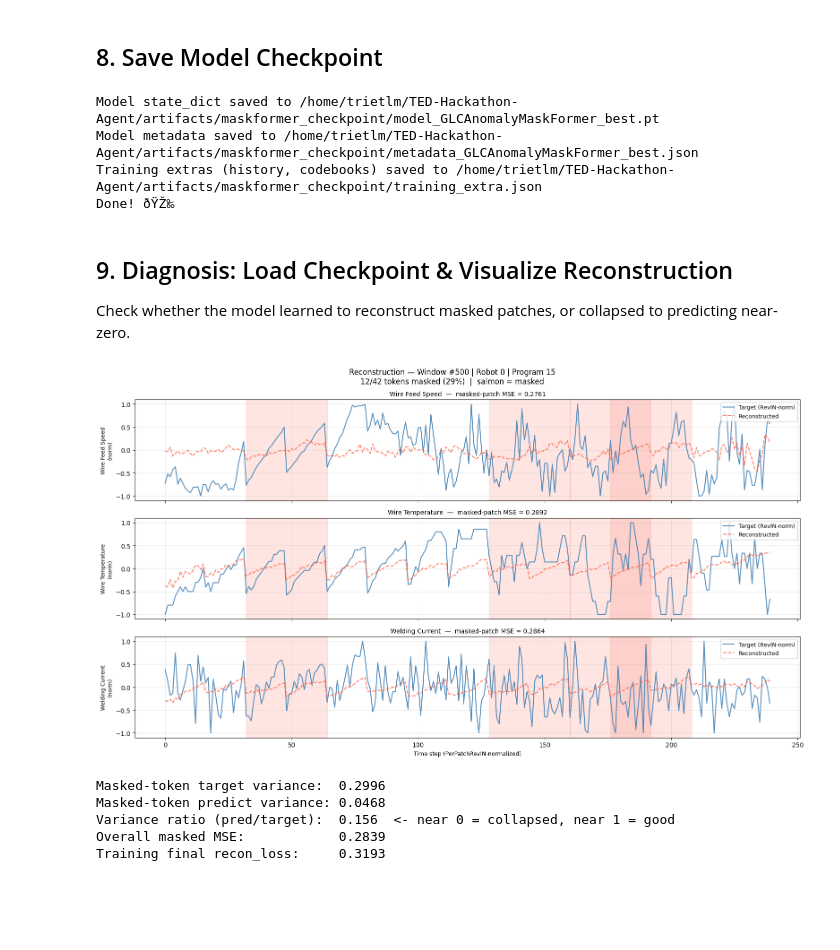
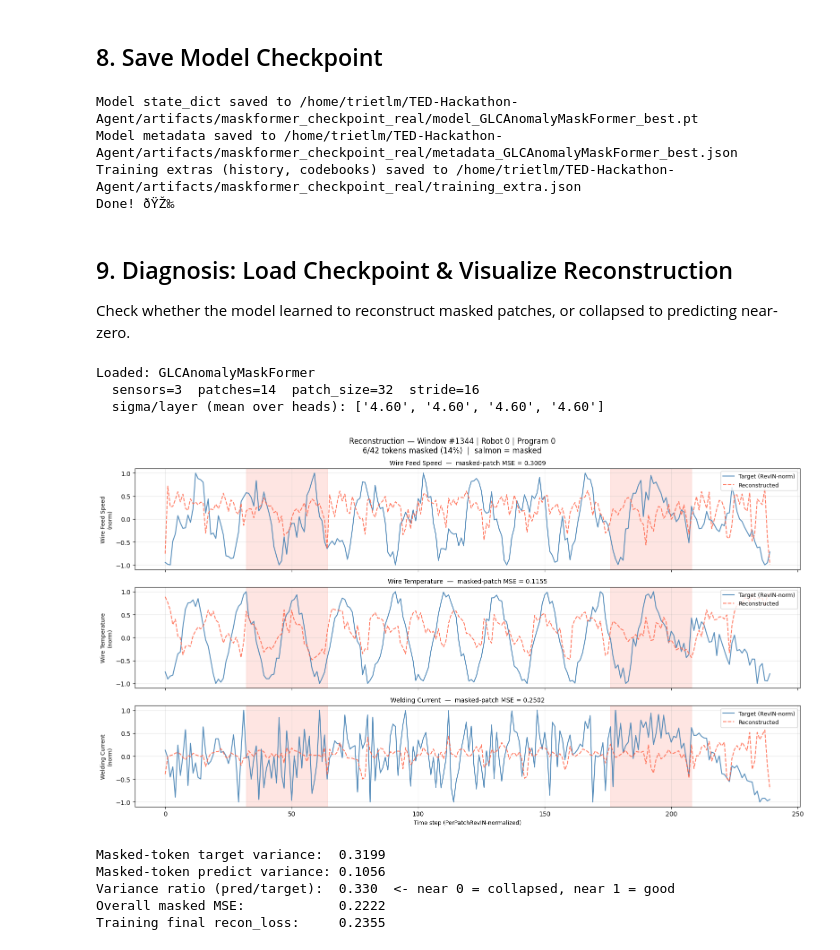
Before and after one commit to xuan-tu-ai/TED-Hackathon-Agent, a Jupyter notebook: backend/notebooks/Training-MaskFormer.ipynb, the cells around one changed output. Drawn from its saved outputs; the diff is of its cells as text; code cells hidden in the pictures; blank space fills up the shorter version.

Commit message:
Training with real data

```diff
--- a/backend/notebooks/Training-MaskFormer.ipynb
+++ b/backend/notebooks/Training-MaskFormer.ipynb
@@ -323,8 +327,8 @@ config = GLCAnomalyMaskFormerConfig(
     transformer_heads=4,
     ffn_dim=512,
     dropout=0.1,
-    mask_ratio=0.3,
-    initial_sigma=5.0,
+    mask_ratio=0.15,
+    initial_sigma=4.5,
     use_context_embeddings=True,
     use_cnn_decoder=True,
 )
@@ -343,7 +347,7 @@ Trainable params: 857,479
 ## 5. Initialize Trainer and Train
 # %%
 BATCH_SIZE = 32
-EPOCHS = 60
+EPOCHS = 30
 LR = 1e-4
 
 # Create DataLoaders
@@ -362,13 +366,13 @@ print(f"Batches per epoch: train={len(train_loader)}, val={len(val_loader)}")
 # gradient and drove A_series to uniform → JS saturated at ~0.62 (ceiling).
 # lambda_end=0.2 keeps the assoc gradient comparable to recon gradient.
 runner = MaskFormerTrainerRunner(model_or_config=model,
-                                 lambda_assoc=0.02,
-                                 lambda_orth=0.05,
+                                 lambda_assoc=0.002,
+                                 lambda_orth=0.1,
                                  lr_sigma_scale=0.1,
-                                 sigma_max=50.0,
-                                 warmup_epochs=5,
-                                 lambda_end=0.2,
-                                 lambda_ramp_epochs=15,
+                                 sigma_max=10.0,
+                                 warmup_epochs=10,
+                                 lambda_end=0.008,
+                                 lambda_ramp_epochs=10,
                                  log_grad_norms=True)
 history = runner.train(
     train_loader=list(train_loader),
@@ -677,7 +724,7 @@ plt.show()
 ## 8. Save Model Checkpoint
 # %%
 # Save model checkpoint using BaseAnomalyDetectionModel.save_manual_checkpoint
-ckpt_dir = project_root / "artifacts" / "maskformer_checkpoint"
+ckpt_dir = project_root / "artifacts" / "maskformer_checkpoint_real"
 model.save_manual_checkpoint(
     epoch=EPOCHS,
     val_loss=history["loss"][-1],
@@ -698,9 +745,9 @@ with open(ckpt_dir / "training_extra.json", "w") as f:
 print(f"Training extras (history, codebooks) saved to {ckpt_dir / 'training_extra.json'}")
 print("Done! ðŸŽ‰")
 # %% [output]
-Model state_dict saved to /home/trietlm/TED-Hackathon-Agent/artifacts/maskformer_checkpoint/model_GLCAnomalyMaskFormer_best.pt
-Model metadata saved to /home/trietlm/TED-Hackathon-Agent/artifacts/maskformer_checkpoint/metadata_GLCAnomalyMaskFormer_best.json
-Training extras (history, codebooks) saved to /home/trietlm/TED-Hackathon-Agent/artifacts/maskformer_checkpoint/training_extra.json
+Model state_dict saved to /home/trietlm/TED-Hackathon-Agent/artifacts/maskformer_checkpoint_real/model_GLCAnomalyMaskFormer_best.pt
+Model metadata saved to /home/trietlm/TED-Hackathon-Agent/artifacts/maskformer_checkpoint_real/metadata_GLCAnomalyMaskFormer_best.json
+Training extras (history, codebooks) saved to /home/trietlm/TED-Hackathon-Agent/artifacts/maskformer_checkpoint_real/training_extra.json
 Done! ðŸŽ‰
 # %% [markdown]
 ## 9. Diagnosis: Load Checkpoint & Visualize Reconstruction
@@ -711,7 +758,7 @@ import json, torch
 from pathlib import Path
 from app.anomaly_detection.models.glc_anomaly_maskformer import GLCAnomalyMaskFormer
 
-ckpt_dir = project_root / "artifacts" / "maskformer_checkpoint"
+ckpt_dir = project_root / "artifacts" / "maskformer_checkpoint_real"
 device_str = "cuda" if torch.cuda.is_available() else "cpu"
 
 model_ckpt = GLCAnomalyMaskFormer.load_from_checkpoint(
@@ -731,11 +778,15 @@ print(f"  sensors={model_ckpt.num_sensors}  patches={model_ckpt.num_patches}"
 sigma_vals = [layer.sigma.detach().cpu().mean().item()
               for layer in model_ckpt.transformer.layers]
 print(f"  sigma/layer (mean over heads): {[f"{s:.2f}" for s in sigma_vals]}")
+# %% [output]
+Loaded: GLCAnomalyMaskFormer
+  sensors=3  patches=14  patch_size=32  stride=16
+  sigma/layer (mean over heads): ['4.60', '4.60', '4.60', '4.60']
 # %%
 import numpy as np
 import matplotlib.pyplot as plt
 
-WINDOW_IDX = 500   # change to inspect different windows
+WINDOW_IDX = 1344   # change to inspect different windows
 SENSOR_NAMES = ["Wire Feed Speed", "Wire Temperature", "Welding Current"]
 
 C  = model_ckpt.num_sensors   # 3
@@ -794,36 +845,36 @@ for c in range(C):
     ax.plot(t, pred_sig[c],   color="tomato",    lw=1.5, ls="--", label="Reconstructed", alpha=0.85)
     for p in np.where(mask_2d[0])[0]:  # sensor-block: same columns for all sensors
         ax.axvspan(p * ST, min(p * ST + PS, T_len), color="salmon", alpha=0.20)
     mse_per_patch = ((pred_3d[c] - target_3d[c]) ** 2).mean(axis=-1)
     masked_mse    = mse_per_patch[mask_2d[c]].mean() if mask_2d[c].any() else float("nan")
     ax.set_ylabel(f"{SENSOR_NAMES[c]}\n(norm)", fontsize=9)
     ax.set_title(f"{SENSOR_NAMES[c]}  —  masked-patch MSE = {masked_mse:.4f}", fontsize=10)
     ax.legend(loc="upper right", fontsize=9)
     ax.grid(True, alpha=0.3)
 
 axes[-1].set_xlabel("Time step (PerPatchRevIN-normalized)", fontsize=9)
 n_masked = int(mask_np.sum())
 fig.suptitle(
     f"Reconstruction — Window #{WINDOW_IDX} | Robot {robot_i} | Program {program_i}\n"
     f"{n_masked}/{C * P} tokens masked ({100 * n_masked / (C * P):.0f}%)  |  salmon = masked",
     fontsize=12,
 )
 plt.tight_layout()
 plt.show()
 
 # ---- Collapse diagnosis ----
 pred_var = pred_3d[:, mask_2d[0], :].var()
 tgt_var  = target_3d[:, mask_2d[0], :].var()
 print(f"\nMasked-token target variance:  {tgt_var:.4f}")
 print(f"Masked-token predict variance: {pred_var:.4f}")
 print(f"Variance ratio (pred/target):  {pred_var / tgt_var:.3f}  <- near 0 = collapsed, near 1 = good")
 overall_mse = float(((pred_3d - target_3d) ** 2 * mask_2d[..., None]).sum()) / (n_masked * PS)
 print(f"Overall masked MSE:            {overall_mse:.4f}")
 print(f"Training final recon_loss:     {history["recon_loss"][-1]:.4f}")
 # %% [output]
-[figure, old version]
+[figure, new version]
-Masked-token target variance:  0.2996
-Masked-token predict variance: 0.0468
-Variance ratio (pred/target):  0.156  <- near 0 = collapsed, near 1 = good
-Overall masked MSE:            0.2839
-Training final recon_loss:     0.3193
+Masked-token target variance:  0.3199
+Masked-token predict variance: 0.1056
+Variance ratio (pred/target):  0.330  <- near 0 = collapsed, near 1 = good
+Overall masked MSE:            0.2222
+Training final recon_loss:     0.2355
```
Also changed, not shown: parts of 9 cells of this notebook, 6 other files.
